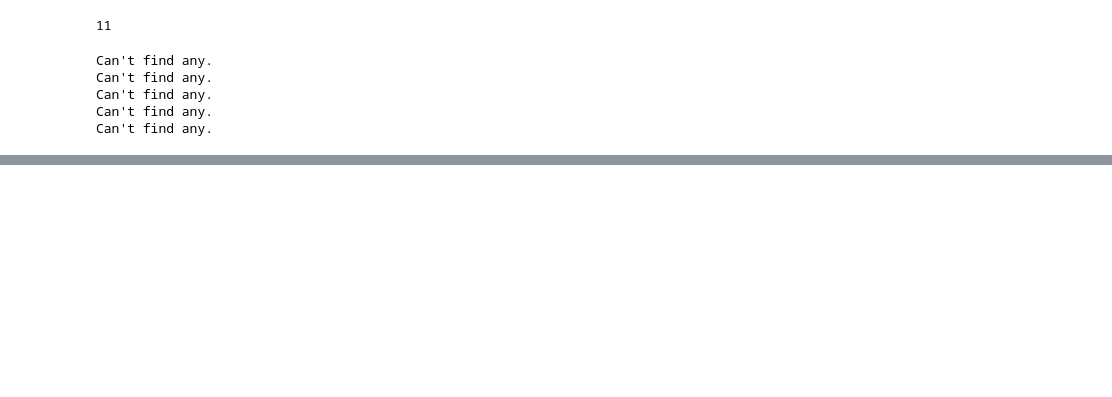
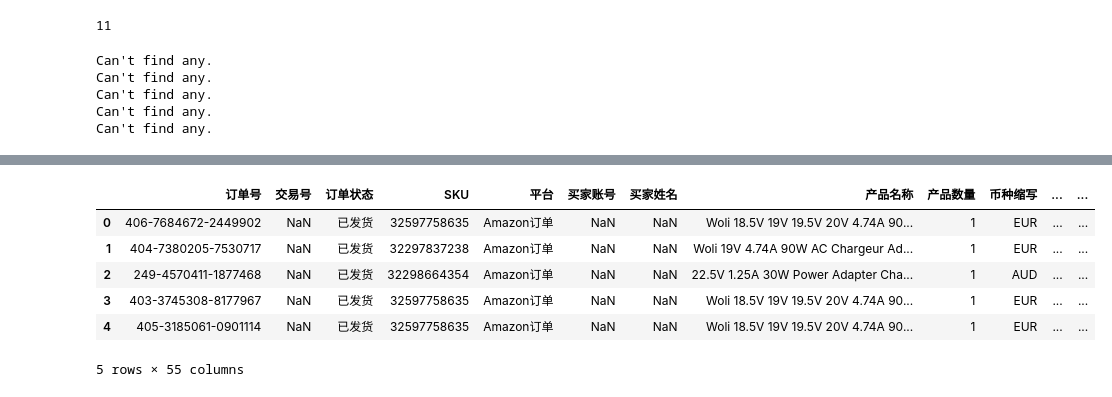
Before and after one commit to enzolife/Python-Scripts, a Jupyter notebook: Scripts/dianxiaomi_download_report_new.ipynb, the cells around one changed output, grey strips where cells are left out. Drawn from its saved outputs; the diff is of its cells as text; code cells hidden in the pictures; blank space fills up the shorter version.

```diff
--- a/Scripts/dianxiaomi_download_report_new.ipynb
+++ b/Scripts/dianxiaomi_download_report_new.ipynb
@@ -203,7 +229,7 @@ time.sleep(5)
 # %%
 # 查找文件夹里面的ZIP file
-xls_file_folder = "D://Program Files (x86)//百度云同步盘//Dropbox//-E·J- 2014.5.1//2016.12.15 店小秘数据分析//"
-for filename in os.listdir(xls_file_folder):
-    if filename.startswith('M'):
-        filepath = os.path.join(xls_file_folder, filename)
-        shutil.move(filepath, os.path.join(zip_file_folder, "店小秘物流跟踪列表.xlsx"))
+# xls_file_folder = "D://Program Files (x86)//百度云同步盘//Dropbox//-E·J- 2014.5.1//2016.12.15 店小秘数据分析//"
+# for filename in os.listdir(xls_file_folder):
+#     if filename.startswith('M'):
+#         filepath = os.path.join(xls_file_folder, filename)
+#         shutil.move(filepath, os.path.join(zip_file_folder, "店小秘物流跟踪列表.xlsx"))
@@ -209,0 +282,42 @@ for filename in os.listdir(xls_file_folder):
+# %%
+# 把下载的文件解压、合并
+# 需要注意，最后一份文件不是zip而是xlsx
+
+all_his_order_list = []
+
+# 查找文件夹里面的ZIP file
+zip_file_folder = "D://Program Files (x86)//百度云同步盘//Dropbox//-E·J- 2014.5.1//2016.12.15 店小秘数据分析//"
+for filename in os.listdir(zip_file_folder):
+    if filename.endswith('.zip'):
+        filepath = os.path.join(zip_file_folder, filename)
+        z = zipfile.ZipFile(filepath)
+#         z.extract('订单列表1.xlsx', zip_file_folder)
+        z.extractall(zip_file_folder)
+
+#         all_his_order = pd.read_excel(os.path.join(zip_file_folder, '订单列表1.xlsx'))
+#         all_his_order_list.append(all_his_order)
+#         shutil.move(os.path.join(zip_file_folder, "订单列表1.xlsx"), os.path.join(zip_file_folder, "店小秘订单列表（商品维度）.xlsx"))
+        z.close()
+        os.remove(filepath)
+# %%
+# 查找文件夹里面订单列表
+# zip_file_folder = "D://Program Files (x86)//百度云同步盘//Dropbox//-E·J- 2014.5.1//2016.12.15 店小秘数据分析//"
+for filename in os.listdir(zip_file_folder):
+#     if (filename.startswith('M') or filename.startswith('订单列表')) and filename.endswith('.xlsx'):
+    if filename.startswith('order_') and filename.endswith('.xlsx'):
+        filepath = os.path.join(zip_file_folder, filename)
+        last_his_order = pd.read_excel(filepath)
+        all_his_order_list.append(last_his_order)
+        os.unlink(filepath)
+        time.sleep(10)
+
+all_his_order_final = pd.concat(all_his_order_list)
+all_his_order_final.head()
+# %% [output]
+|  | 订单号 | 交易号 | 订单状态 | SKU | 平台 | 买家账号 | 买家姓名 | 产品名称 | 产品数量 | 币种缩写 | ... | ... |
+| 0 | 406-7684672-2449902 | NaN | 已发货 | 32597758635 | Amazon订单 | NaN | NaN | Woli 18.5V 19V 19.5V 20V 4.74A 90... | 1 | EUR | ... | ... |
+| 1 | 404-7380205-7530717 | NaN | 已发货 | 32297837238 | Amazon订单 | NaN | NaN | Woli 19V 4.74A 90W AC Chargeur Ad... | 1 | EUR | ... | ... |
+| 2 | 249-4570411-1877468 | NaN | 已发货 | 32298664354 | Amazon订单 | NaN | NaN | 22.5V 1.25A 30W Power Adapter Cha... | 1 | AUD | ... | ... |
+| 3 | 403-3745308-8177967 | NaN | 已发货 | 32597758635 | Amazon订单 | NaN | NaN | Woli 18.5V 19V 19.5V 20V 4.74A 90... | 1 | EUR | ... | ... |
+| 4 | 405-3185061-0901114 | NaN | 已发货 | 32597758635 | Amazon订单 | NaN | NaN | Woli 18.5V 19V 19.5V 20V 4.74A 90... | 1 | EUR | ... | ... |
+5 rows × 55 columns
```
Also changed, not shown: parts of 42 cells of this notebook, 27 other files.
